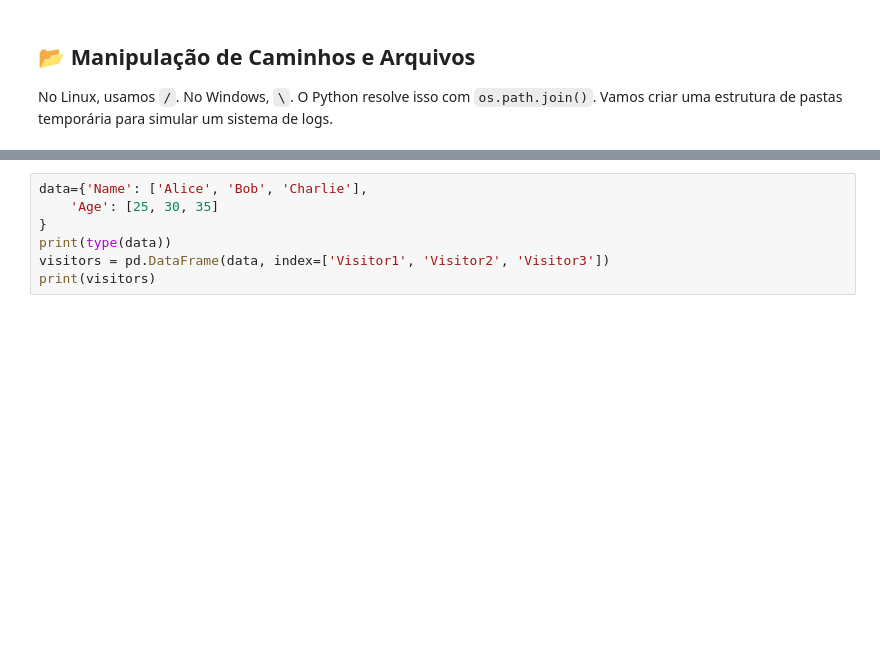
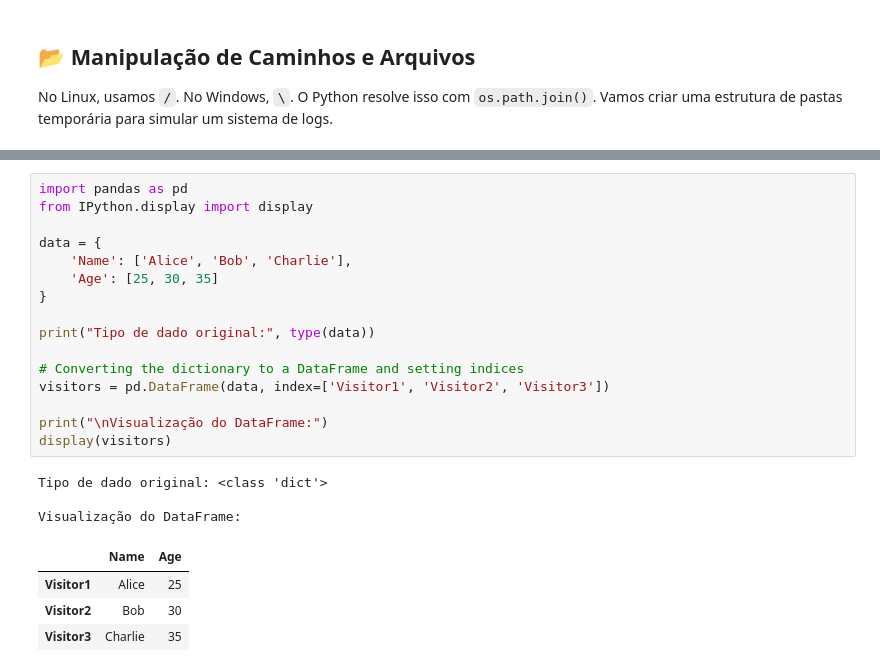
Before and after one commit to joao-petreche/Google-Automation-Labs, a Jupyter notebook: demo.ipynb, the cells around one changed output, grey strips where cells are left out. Saved outputs shown, nothing was run; the diff lists cells and outputs as text; blank space fills up the shorter version.

```diff
--- a/demo.ipynb
+++ b/demo.ipynb
@@ -212,7 +393,24 @@ import pandas as pd
 # %%
-data={'Name': ['Alice', 'Bob', 'Charlie'],
+import pandas as pd
+from IPython.display import display
+
+data = {
+    'Name': ['Alice', 'Bob', 'Charlie'],
     'Age': [25, 30, 35]
 }
-print(type(data))
+
+print("Tipo de dado original:", type(data))
+
+# Converting the dictionary to a DataFrame and setting indices
 visitors = pd.DataFrame(data, index=['Visitor1', 'Visitor2', 'Visitor3'])
-print(visitors)
+
+print("\nVisualização do DataFrame:")
+display(visitors)
+# %% [output]
+Tipo de dado original: <class 'dict'>
+
+Visualização do DataFrame:
+|  | Name | Age |
+| Visitor1 | Alice | 25 |
+| Visitor2 | Bob | 30 |
+| Visitor3 | Charlie | 35 |
```
Also changed, not shown: parts of 24 cells of this notebook, 2 other files.
